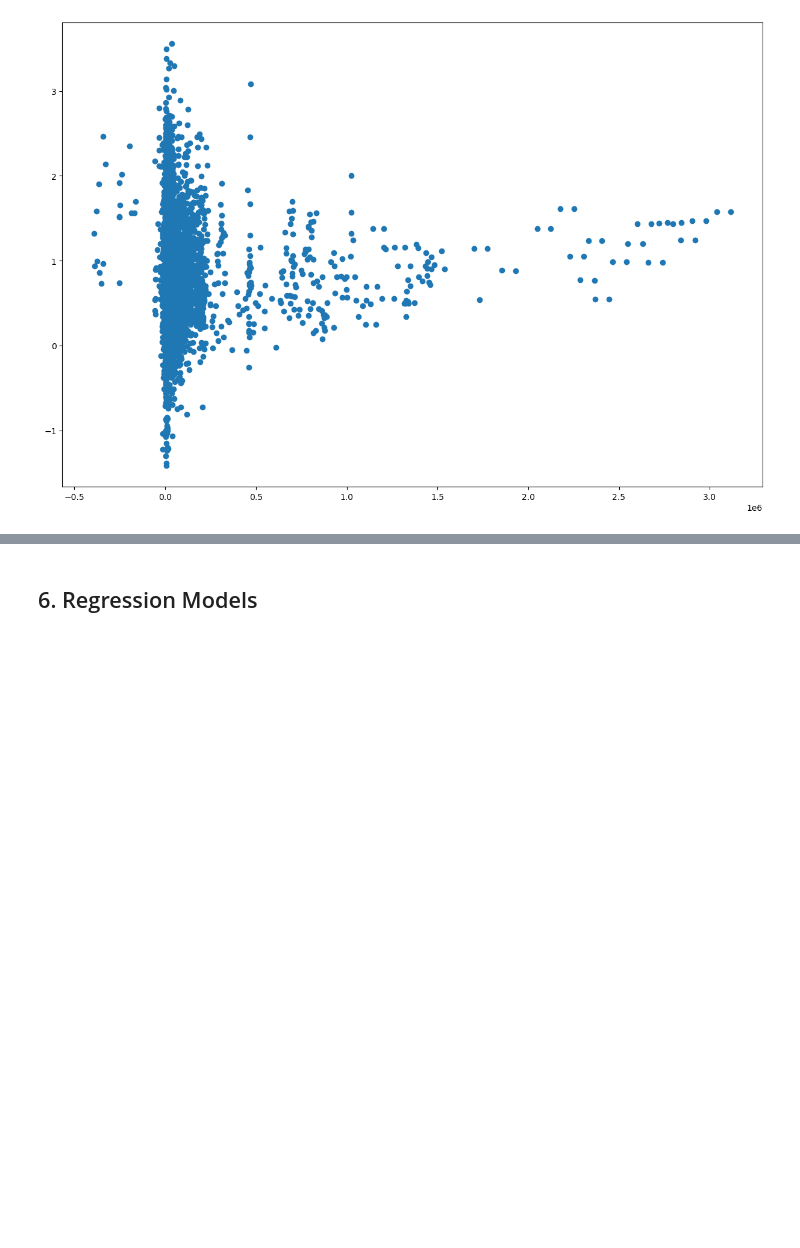
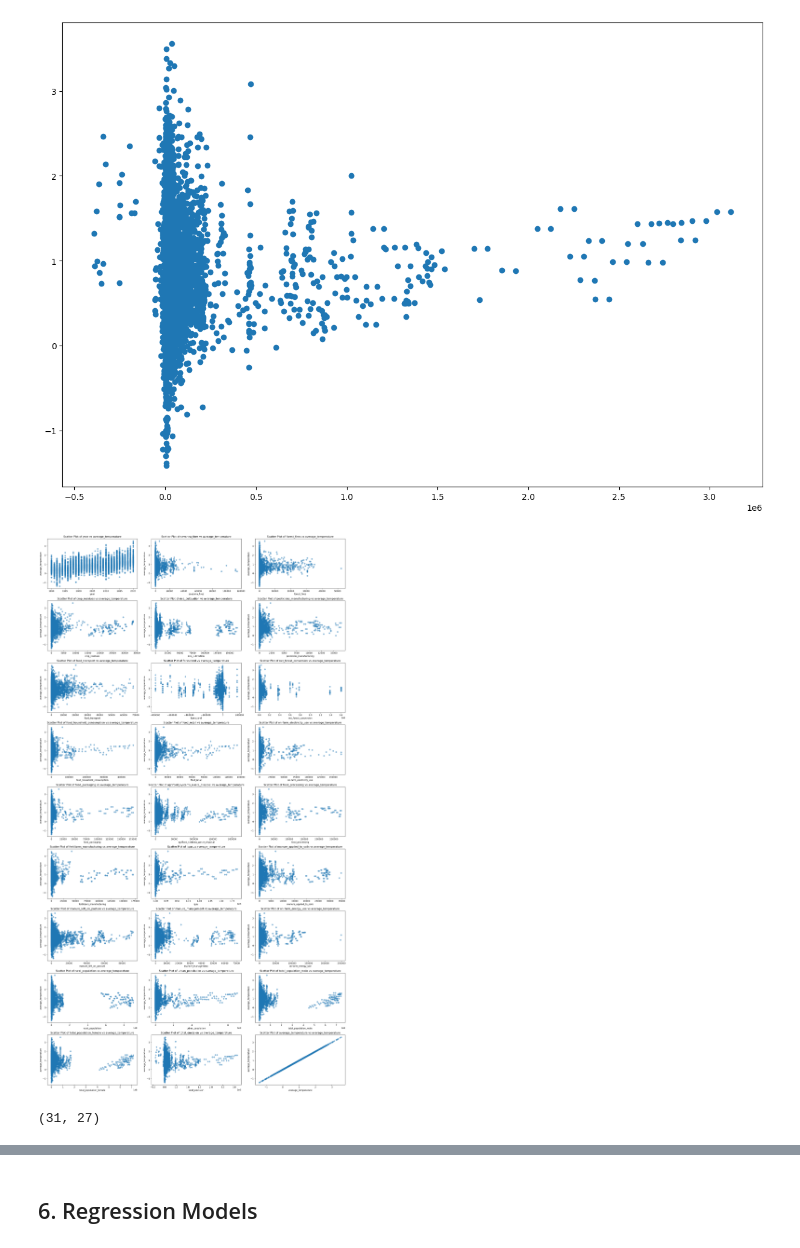
Before and after one commit to glenad/2403-ptds-regression, a Jupyter notebook: Glen.ipynb, the cells around one changed output, grey strips where cells are left out. Drawn from its saved outputs; the diff is of its cells as text; code cells hidden in the pictures; blank space fills up the shorter version.

```diff
--- a/Glen.ipynb
+++ b/Glen.ipynb
@@ -596,3 +596,33 @@ plt.scatter(df.total_emission, df.average_temperature)
 # %% [output]
 <matplotlib.collections.PathCollection at 0x...>
 [figure]
+# %%
+predictors = df.select_dtypes(include='number').columns  # Replace with your actual predictor column names
+#print(predictors)
+target = 'average_temperature'                  # Replace with your actual target variable name
+
+# Number of subplots: one for each predictor
+#num_predictors = len(predictors)
+#fig, axes = plt.subplots(nrows=num_predictors, ncols=1, figsize=(6, 4 * num_predictors))
+
+fig, axes = plt.subplots(nrows=9, ncols=3, figsize=(20, 36))
+axes = axes.flatten()
+
+# Loop through each predictor and create a scatter plot
+for i, predictor in enumerate(predictors):
+    axes[i].scatter(df[predictor], df[target], alpha=0.5)
+    axes[i].set_xlabel(predictor)
+    axes[i].set_ylabel(target)
+    axes[i].set_title(f'Scatter Plot of {predictor} vs {target}')
+
+# Adjust layout to avoid overlap
+plt.tight_layout()
+plt.show()
+# %% [output]
+[figure, added]
+# %%
+#df_yearly_avg = df.groupby("year").mean().reset_index()
+#df_yearly_avg.head()
+df_yearly_avg.shape
+# %% [output]
+(31, 27)
```
Also changed, not shown: parts of 13 cells of this notebook, 2 other files.
